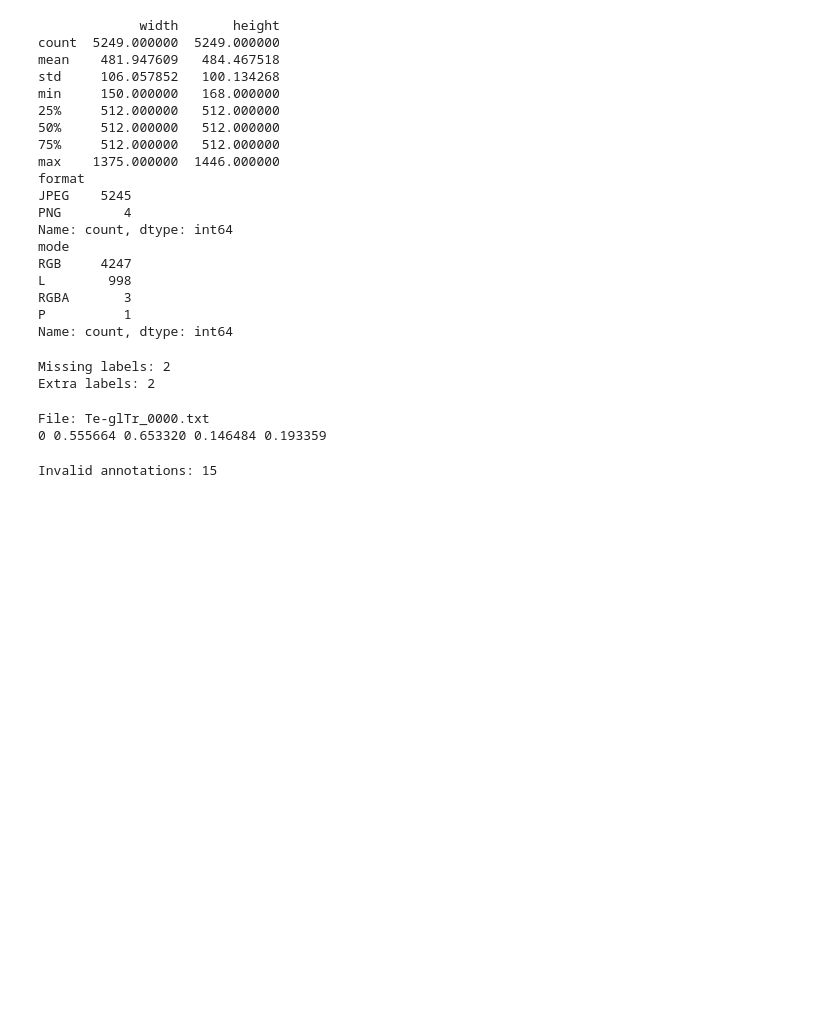
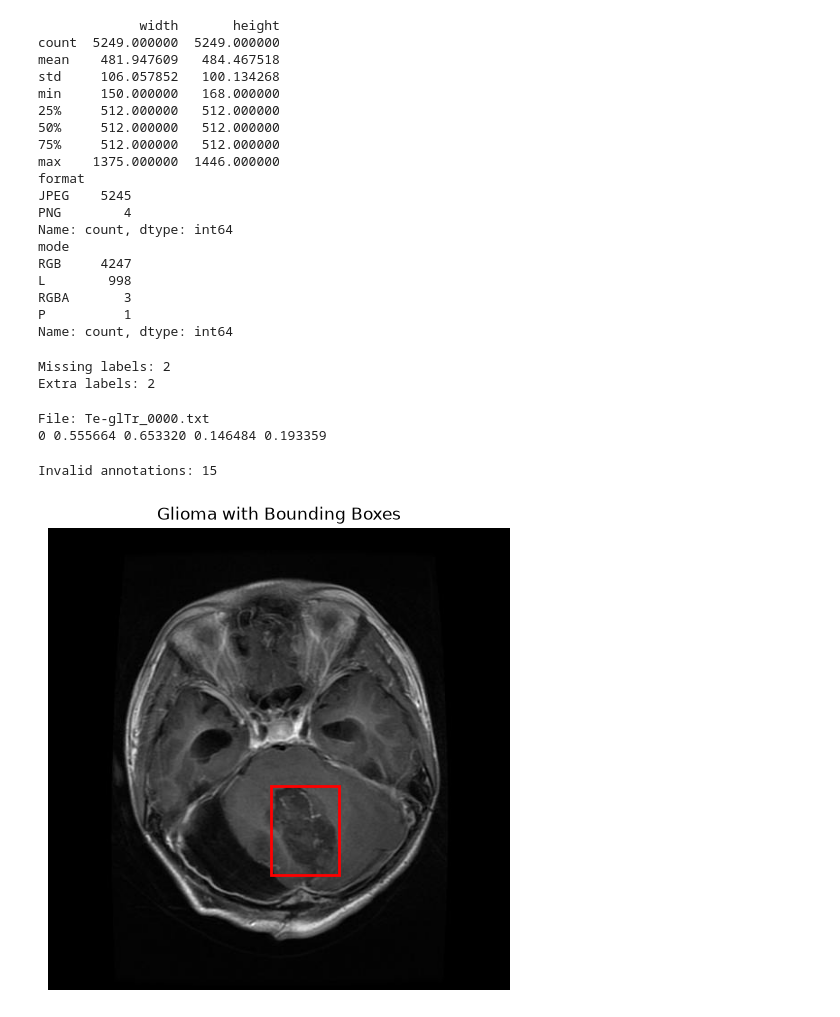
Before and after one commit to zakaryahari/mri-tumor-detection-pipeline, a Jupyter notebook: notebooks/D1_Exploration.ipynb, the cells around one changed output. Cells and saved outputs as stored; diff of their text form; code cells hidden in the pictures; blank space fills up the shorter version.

Commit message:
Show an MRI with its bounding boxes

```diff
--- a/notebooks/D1_Exploration.ipynb
+++ b/notebooks/D1_Exploration.ipynb
@@ -215,3 +215,44 @@ for split in ["train", "Val"]:
 print("Invalid annotations:", len(invalid_labels))
 # %% [output]
 Invalid annotations: 15
+# %%
+folder = train_path / "Glioma"
+
+image_path = sorted((folder / "images").glob("*.jpg"))[0]
+label_path = folder / "labels" / (image_path.stem + ".txt")
+
+image = Image.open(image_path)
+width, height = image.size
+
+fig, ax = plt.subplots(figsize=(6, 6))
+
+ax.imshow(image)
+
+with open(label_path) as file:
+    for line in file:
+
+        cls, x, y, w, h = map(float, line.split())
+
+        box_width = w * width
+        box_height = h * height
+
+        x_min = x * width - box_width / 2
+        y_min = y * height - box_height / 2
+
+        box = patches.Rectangle(
+            (x_min, y_min),
+            box_width,
+            box_height,
+            fill=False,
+            edgecolor="red",
+            linewidth=2
+        )
+
+        ax.add_patch(box)
+
+ax.set_title("Glioma with Bounding Boxes")
+ax.axis("off")
+
+plt.show()
+# %% [output]
+[figure, added]
```
